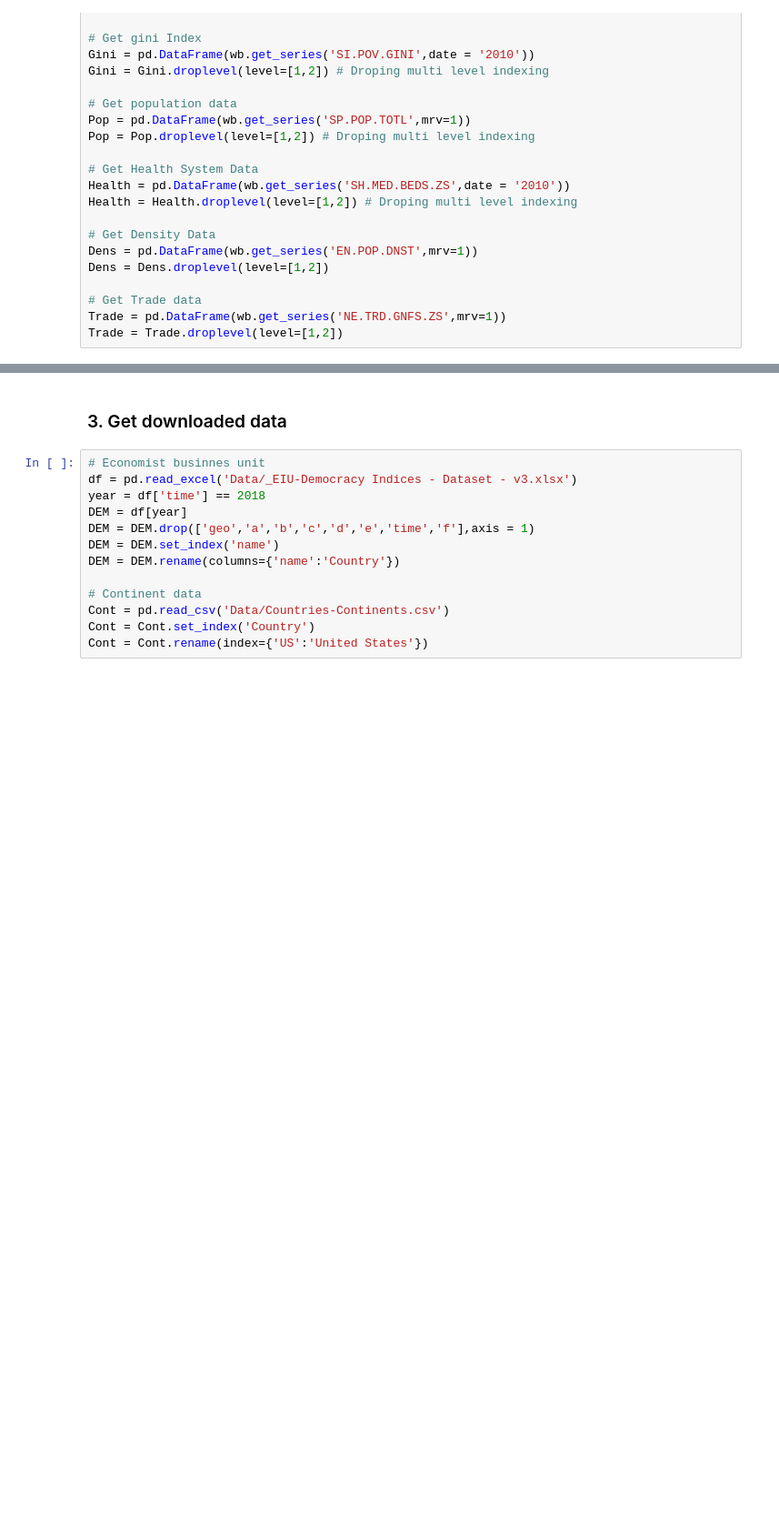
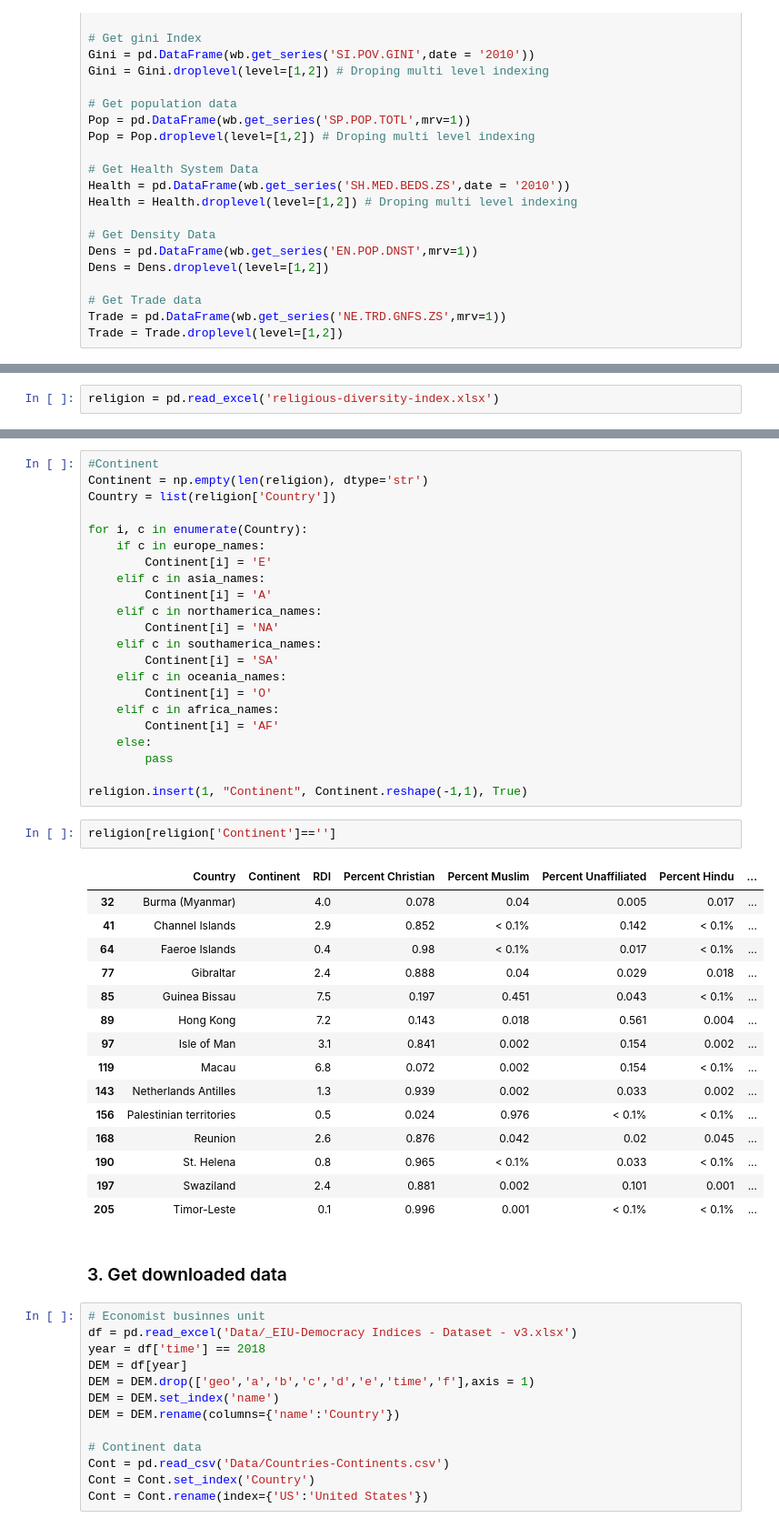
Before and after one commit to MasterFinHEC/ADA_Project, a Jupyter notebook: Covid_Analysis_Start.ipynb, the cells around one changed output, grey strips where cells are left out. Shown at 91% size. Drawn from its saved outputs; the diff is of its cells as text; blank space fills up the shorter version.

Commit message:
religion data

```diff
--- a/Covid_Analysis_Start.ipynb
+++ b/Covid_Analysis_Start.ipynb
@@ -50,0 +72,2 @@ Trade = Trade.droplevel(level=[1,2])
+# %%
+religion = pd.read_excel('religious-diversity-index.xlsx')
@@ -51,3 +100,43 @@ Trade = Trade.droplevel(level=[1,2])
+# %%
+#Continent
+Continent = np.empty(len(religion), dtype='str')
+Country = list(religion['Country'])
+
+for i, c in enumerate(Country):
+    if c in europe_names:
+        Continent[i] = 'E'
+    elif c in asia_names:
+        Continent[i] = 'A'
+    elif c in northamerica_names:
+        Continent[i] = 'NA'
+    elif c in southamerica_names:
+        Continent[i] = 'SA'
+    elif c in oceania_names:
+        Continent[i] = 'O'
+    elif c in africa_names:
+        Continent[i] = 'AF'
+    else:
+        pass
+
+religion.insert(1, "Continent", Continent.reshape(-1,1), True)
+# %%
+religion[religion['Continent']=='']
+# %% [output]
+|  | Country | Continent | RDI | Percent Christian | Percent Muslim | Percent Unaffiliated | Percent Hindu | ... |
+| 32 | Burma (Myanmar) |  | 4.0 | 0.078 | 0.04 | 0.005 | 0.017 | ... |
+| 41 | Channel Islands |  | 2.9 | 0.852 | < 0.1% | 0.142 | < 0.1% | ... |
+| 64 | Faeroe Islands |  | 0.4 | 0.98 | < 0.1% | 0.017 | < 0.1% | ... |
+| 77 | Gibraltar |  | 2.4 | 0.888 | 0.04 | 0.029 | 0.018 | ... |
+| 85 | Guinea Bissau |  | 7.5 | 0.197 | 0.451 | 0.043 | < 0.1% | ... |
+| 89 | Hong Kong |  | 7.2 | 0.143 | 0.018 | 0.561 | 0.004 | ... |
+| 97 | Isle of Man |  | 3.1 | 0.841 | 0.002 | 0.154 | 0.002 | ... |
+| 119 | Macau |  | 6.8 | 0.072 | 0.002 | 0.154 | < 0.1% | ... |
+| 143 | Netherlands Antilles |  | 1.3 | 0.939 | 0.002 | 0.033 | 0.002 | ... |
+| 156 | Palestinian territories |  | 0.5 | 0.024 | 0.976 | < 0.1% | < 0.1% | ... |
+| 168 | Reunion |  | 2.6 | 0.876 | 0.042 | 0.02 | 0.045 | ... |
+| 190 | St. Helena |  | 0.8 | 0.965 | < 0.1% | 0.033 | < 0.1% | ... |
+| 197 | Swaziland |  | 2.4 | 0.881 | 0.002 | 0.101 | 0.001 | ... |
+| 205 | Timor-Leste |  | 0.1 | 0.996 | 0.001 | < 0.1% | < 0.1% | ... |
 # %% [markdown]
 ### 3. Get downloaded data
 # %%
```
Also changed, not shown: parts of 4 cells of this notebook, 7 other files.
